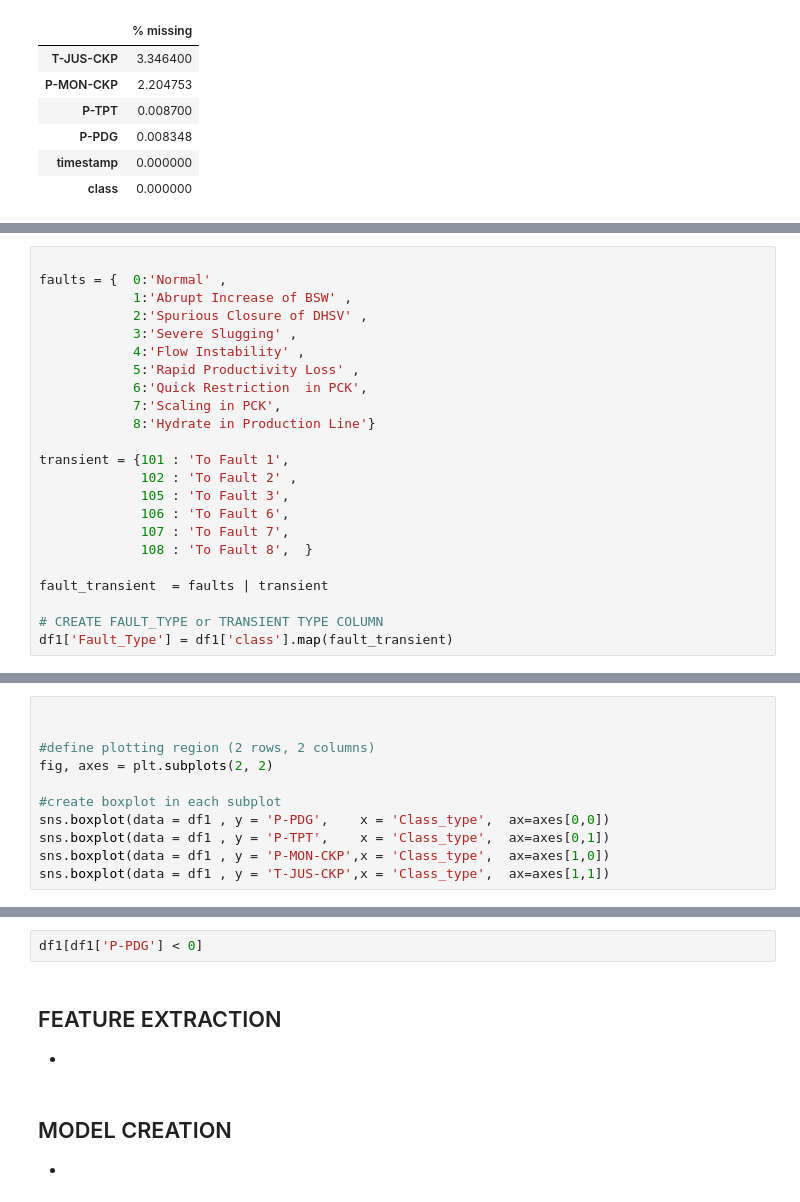
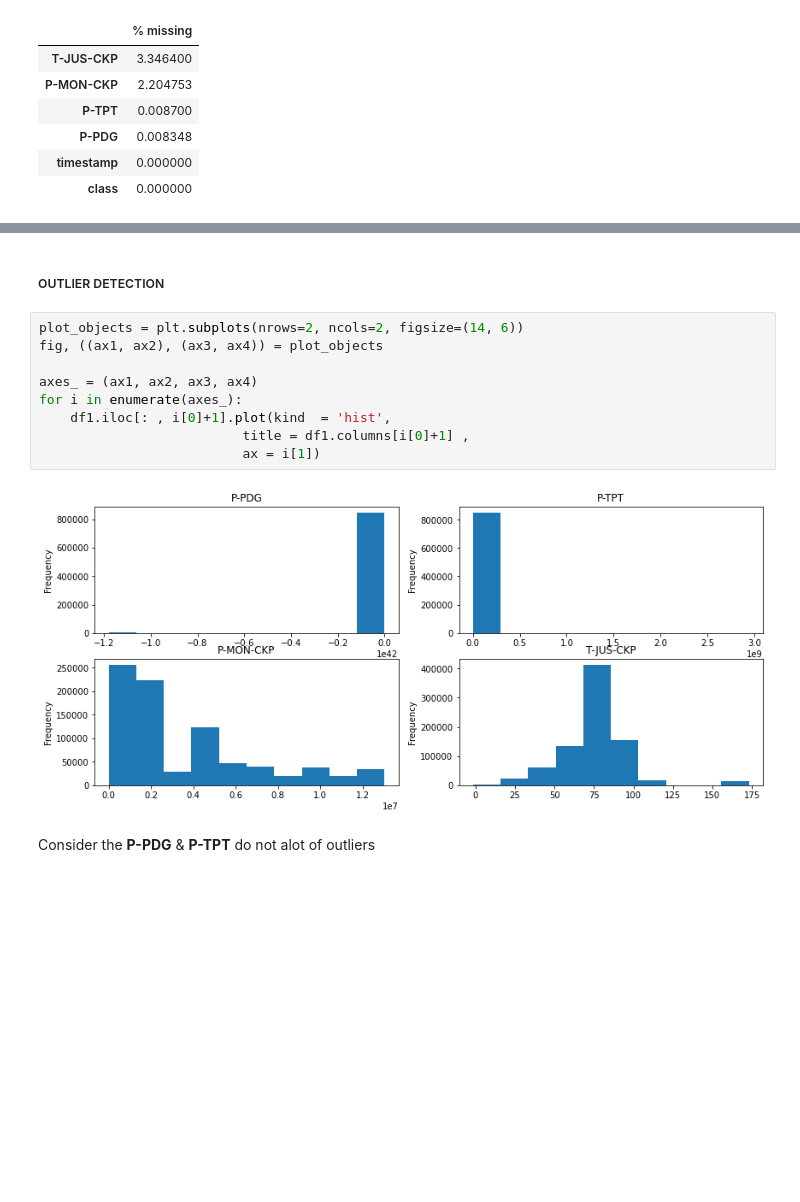
Before and after one commit to gilbertxvictor/Classification-of-undesirable-events-in-oil-well-operation, a Jupyter notebook: Task 1.ipynb, the cells around one changed output, grey strips where cells are left out. Drawn from its saved outputs; the diff is of its cells as text; blank space fills up the shorter version.

```diff
--- a/Task 1.ipynb
+++ b/Task 1.ipynb
@@ -341,23 +267,0 @@ df1['Class_type'] = df1['class'].apply(class_type)
-# %%
-
-faults = {  0:'Normal' ,
-            1:'Abrupt Increase of BSW' ,
-            2:'Spurious Closure of DHSV' ,
-            3:'Severe Slugging' ,
-            4:'Flow Instability' ,
-            5:'Rapid Productivity Loss' ,
-            6:'Quick Restriction  in PCK',
-            7:'Scaling in PCK',
-            8:'Hydrate in Production Line'}
-
-transient = {101 : 'To Fault 1',
-             102 : 'To Fault 2' ,
-             105 : 'To Fault 3',
-             106 : 'To Fault 6',
-             107 : 'To Fault 7',
-             108 : 'To Fault 8',  }
-
-fault_transient  = faults | transient
-
-# CREATE FAULT_TYPE or TRANSIENT TYPE COLUMN
-df1['Fault_Type'] = df1['class'].map(fault_transient)
@@ -402,11 +267,0 @@ sns.set_style({'xtick.bottom': True}, {'ytick.left': True})
-# %%
-
-
-#define plotting region (2 rows, 2 columns)
-fig, axes = plt.subplots(2, 2)
-
-#create boxplot in each subplot
-sns.boxplot(data = df1 , y = 'P-PDG',    x = 'Class_type',  ax=axes[0,0])
-sns.boxplot(data = df1 , y = 'P-TPT',    x = 'Class_type',  ax=axes[0,1])
-sns.boxplot(data = df1 , y = 'P-MON-CKP',x = 'Class_type',  ax=axes[1,0])
-sns.boxplot(data = df1 , y = 'T-JUS-CKP',x = 'Class_type',  ax=axes[1,1])
@@ -422,8 +268,15 @@ class_distribution(flt_var[0])
-# %%
-df1[df1['P-PDG'] < 0]
-# %% [markdown]
-## FEATURE EXTRACTION
--
-# %% [markdown]
-## MODEL CREATION
--
+# %% [markdown]
+##### OUTLIER DETECTION
+# %%
+plot_objects = plt.subplots(nrows=2, ncols=2, figsize=(14, 6))
+fig, ((ax1, ax2), (ax3, ax4)) = plot_objects
+
+axes_ = (ax1, ax2, ax3, ax4)
+for i in enumerate(axes_):
+    df1.iloc[: , i[0]+1].plot(kind  = 'hist',
+                          title = df1.columns[i[0]+1] ,
+                          ax = i[1])
+# %% [output]
+[figure, added]
+# %% [markdown]
+Consider the __P-PDG__ & __P-TPT__ do not alot of outliers
```
Also changed, not shown: parts of 38 cells of this notebook, 1 other file.
